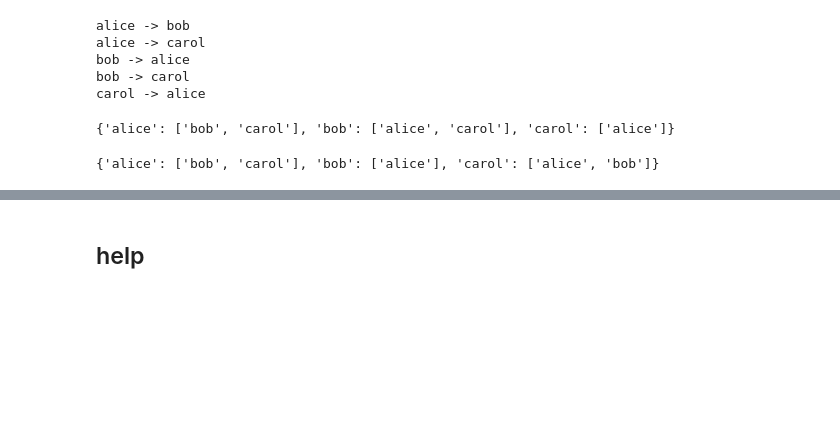
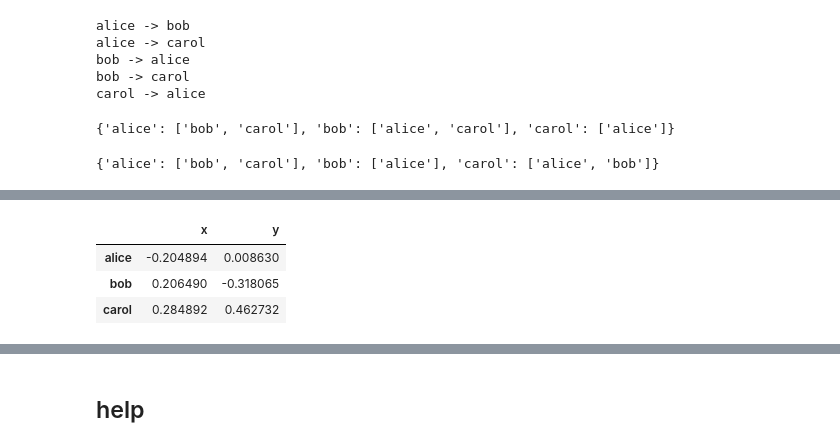
Before and after one commit to samkennerly/kingofsnake, a Jupyter notebook: books/graph.ipynb, the cells around one changed output, grey strips where cells are left out. Saved outputs shown, nothing was run; the diff lists cells and outputs as text; code cells hidden in the pictures; blank space fills up the shorter version.

```diff
--- a/books/graph.ipynb
+++ b/books/graph.ipynb
@@ -221,0 +197,7 @@ show.scatter(data)
+# %%
+graph.coords()
+# %% [output]
+|  | x | y |
+| alice | -0.204894 | 0.008630 |
+| bob | 0.206490 | -0.318065 |
+| carol | 0.284892 | 0.462732 |
```
Also changed, not shown: parts of 14 cells of this notebook.
